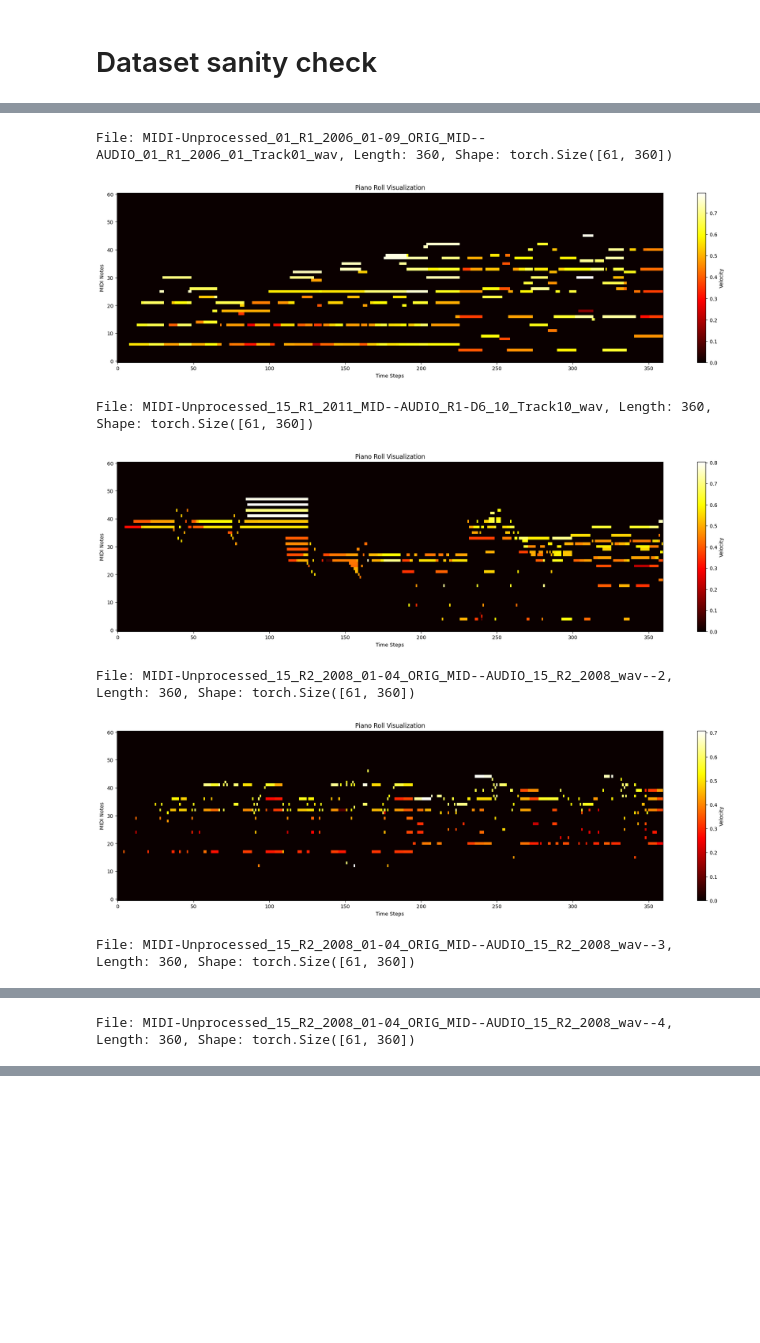
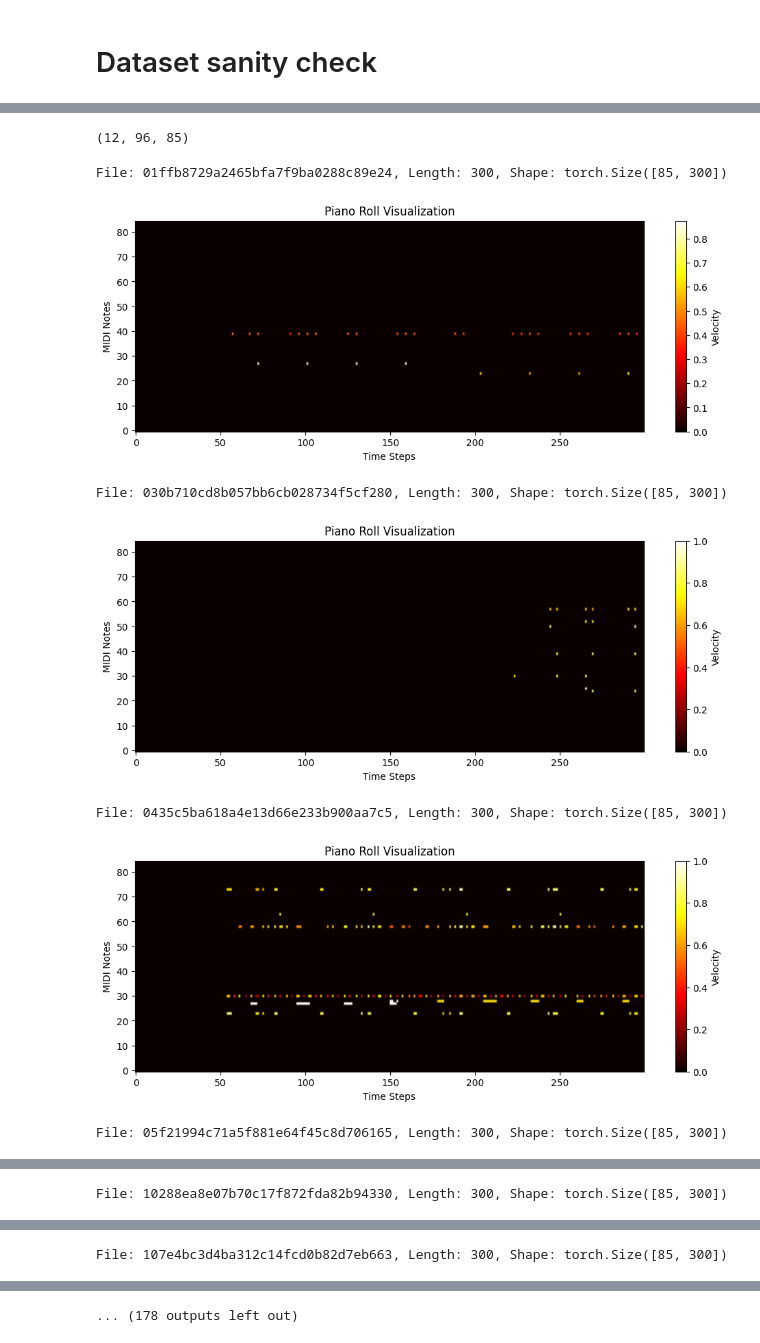
Before and after one commit to ziemmi13/Lofi-VAE-generator, a Jupyter notebook: model/Dataset sanitycheck.ipynb, the cells around one changed output, grey strips where cells are left out. Drawn from its saved outputs; the diff is of its cells as text; code cells hidden in the pictures; blank space fills up the shorter version.

```diff
--- a/model/Dataset sanitycheck.ipynb
+++ b/model/Dataset sanitycheck.ipynb
@@ -8,14 +12,19 @@ dataset = MidiDataset(verbose=True)
+# %%
+from config import *
+MIN_MIDI_NOTE, MAX_MIDI_NOTE, MAX_MIDI_NOTE-MIN_MIDI_NOTE+1
+# %% [output]
+(12, 96, 85)
 # %%
-for i in range(5):
+for i in range(10):#len(dataset)):
     tensor, seq_len, filename = dataset[i]
     print(f"File: {filename}, Length: {seq_len}, Shape: {tensor.shape}")
 
     dataset.visualize_midi(tensor)
 # %% [output]
-File: MIDI-Unprocessed_01_R1_2006_01-09_ORIG_MID--AUDIO_01_R1_2006_01_Track01_wav, Length: 360, Shape: torch.Size([61, 360])
+File: 01ffb8729a2465bfa7f9ba0288c89e24, Length: 300, Shape: torch.Size([85, 300])
-[figure, old version]
+[figure, new version]
-File: MIDI-Unprocessed_15_R1_2011_MID--AUDIO_R1-D6_10_Track10_wav, Length: 360, Shape: torch.Size([61, 360])
+File: 030b710cd8b057bb6cb028734f5cf280, Length: 300, Shape: torch.Size([85, 300])
-[figure, old version]
+[figure, new version]
-File: MIDI-Unprocessed_15_R2_2008_01-04_ORIG_MID--AUDIO_15_R2_2008_wav--2, Length: 360, Shape: torch.Size([61, 360])
+File: 0435c5ba618a4e13d66e233b900aa7c5, Length: 300, Shape: torch.Size([85, 300])
-[figure, old version]
+[figure, new version]
-File: MIDI-Unprocessed_15_R2_2008_01-04_ORIG_MID--AUDIO_15_R2_2008_wav--3, Length: 360, Shape: torch.Size([61, 360])
+File: 05f21994c71a5f881e64f45c8d706165, Length: 300, Shape: torch.Size([85, 300])
@@ -23 +32 @@ File: MIDI-Unprocessed_15_R2_2008_01-04_ORIG_MID--AUDIO_15_R2_2008_wav--3, Lengt
-File: MIDI-Unprocessed_15_R2_2008_01-04_ORIG_MID--AUDIO_15_R2_2008_wav--4, Length: 360, Shape: torch.Size([61, 360])
+File: 10288ea8e07b70c17f872fda82b94330, Length: 300, Shape: torch.Size([85, 300])
@@ -24,0 +34 @@ File: MIDI-Unprocessed_15_R2_2008_01-04_ORIG_MID--AUDIO_15_R2_2008_wav--4, Lengt
+File: 107e4bc3d4ba312c14fcd0b82d7eb663, Length: 300, Shape: torch.Size([85, 300])
@@ -24,0 +36 @@ File: MIDI-Unprocessed_15_R2_2008_01-04_ORIG_MID--AUDIO_15_R2_2008_wav--4, Lengt
+... (178 outputs left out)
```
Also changed, not shown: parts of 3 cells of this notebook, 8 other files.
